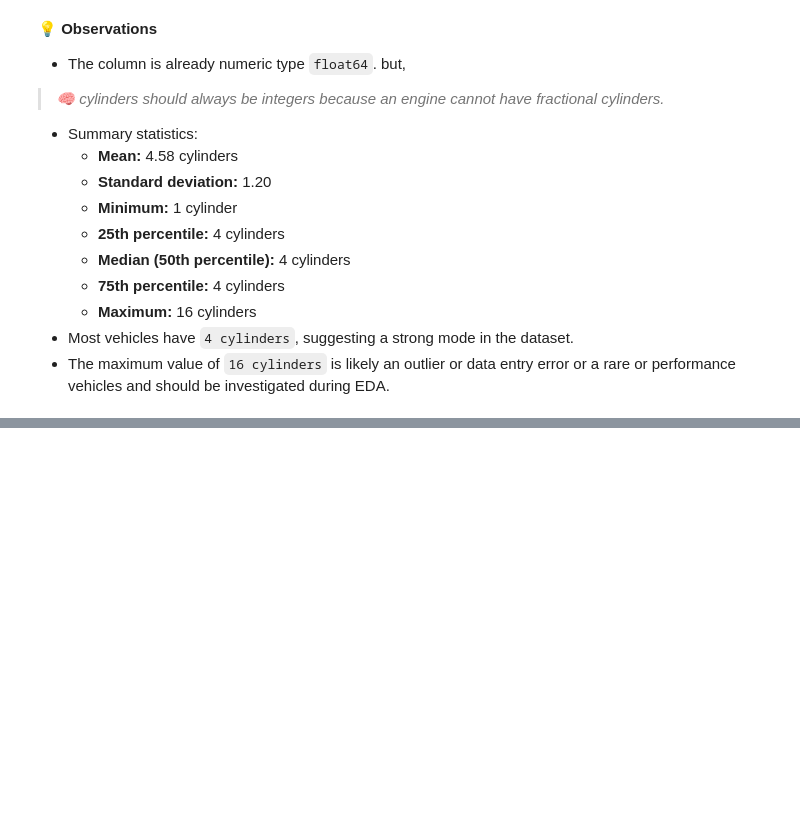
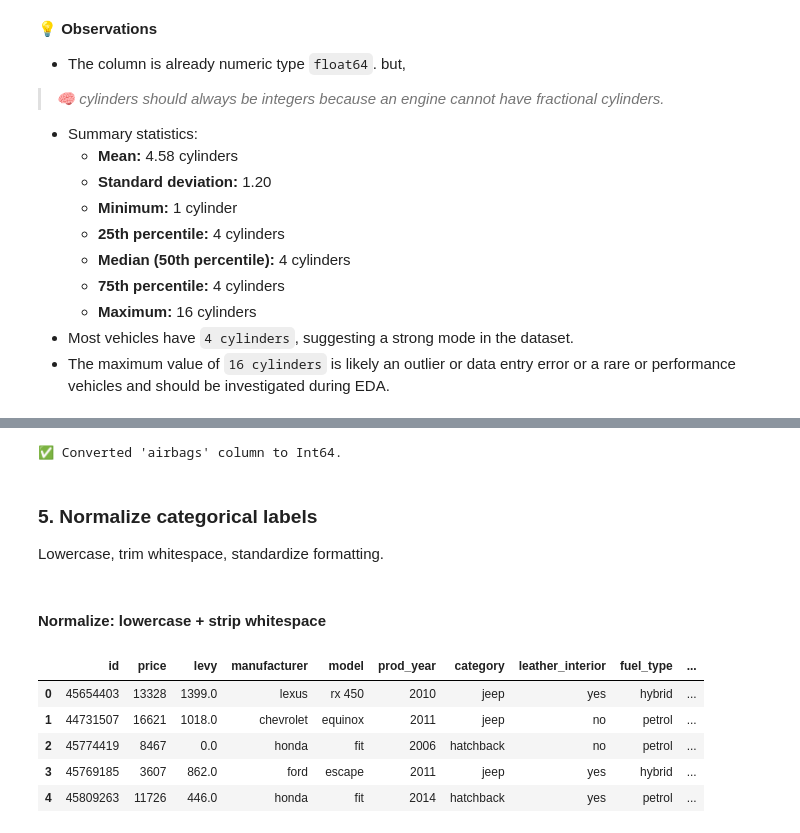
Before and after one commit to Mithula-cbw/Car-Price-Prediction, a Jupyter notebook: notebooks/Group_11_01_Data_Exploration_and_Cleaning.ipynb, the cells around one changed output, grey strips where cells are left out. Cells and saved outputs as stored; diff of their text form; code cells hidden in the pictures; blank space fills up the shorter version.

Commit message:
standardize categorical columns

```diff
--- a/notebooks/Group_11_01_Data_Exploration_and_Cleaning.ipynb
+++ b/notebooks/Group_11_01_Data_Exploration_and_Cleaning.ipynb
@@ -635,12 +629,18 @@ Name: cylinders, dtype: float64
 - Most vehicles have `4 cylinders`, suggesting a strong mode in the dataset.
 - The maximum value of `16 cylinders` is likely an outlier or data entry error or a rare or performance vehicles and should be investigated during EDA.
 # %%
-# Check if all values are integers
-non_integer_cylinders = df_cleaned_3[~df_cleaned_3['cylinders'].apply(float.is_integer)]
+# Check for non-integer cylinder values
+non_integer_cylinders = df_cleaned_3[df_cleaned_3['cylinders'] % 1 != 0]
 
-print("► Non-integer cylinder values:")
-print(non_integer_cylinders['cylinders'])
+if non_integer_cylinders.empty:
+    print("✅ All cylinder values are integers.")
+    # Safe to convert to Int64
+    # 🟢 Return a new dataframe
 
-# Optionally, convert the column to integer (if safe)
-df_cleaned_3['cylinders'] = df_cleaned_3['cylinders'].astype('Int64')
+    df_cleaned_4 = df_cleaned_3.copy()
+    df_cleaned_4['cylinders'] = df_cleaned_4['cylinders'].astype('Int64')
+    print("► Converted 'cylinders' column to Int64.")
+else:
+    print("⚠️ Found non-integer values in 'cylinders':")
+    print(non_integer_cylinders['cylinders'].unique())
 # %% [output]
@@ -648,0 +670,37 @@ Series([], Name: cylinders, dtype: float64)
+# %%
+if (df_cleaned_4['airbags'] % 1 == 0).all():
+    df_cleaned_4['airbags'] = df_cleaned_4['airbags'].astype('Int64')
+    print("✅ Converted 'airbags' column to Int64.")
+else:
+    print("⚠️ Found non-integer values in 'airbags'.")
+# %% [output]
+✅ Converted 'airbags' column to Int64.
+# %% [markdown]
+### **5.** **Normalize categorical labels**
+Lowercase, trim whitespace, standardize formatting.
+# %% [markdown]
+#### Normalize: lowercase + strip whitespace
+# %%
+# 🟢 Return a new dataframe
+df_cleaned_5 = df_cleaned_4.copy()
+
+# List of categorical columns to normalize
+cat_cols = [
+    "manufacturer", "model", "category", "leather_interior",
+    "fuel_type", "gear_box_type", "drive_wheels", "doors",
+    "wheel", "color"
+]
+# %%
+# Normalize each of cat_cols
+for col in cat_cols:
+    df_cleaned_5[col] = df_cleaned_5[col].astype(str).str.lower().str.strip()
+# %%
+# Check if the changes has been applied.
+df_cleaned_5.head()
+# %% [output]
+|  | id | price | levy | manufacturer | model | prod_year | category | leather_interior | fuel_type | ... |
+| 0 | 45654403 | 13328 | 1399.0 | lexus | rx 450 | 2010 | jeep | yes | hybrid | ... |
+| 1 | 44731507 | 16621 | 1018.0 | chevrolet | equinox | 2011 | jeep | no | petrol | ... |
+| 2 | 45774419 | 8467 | 0.0 | honda | fit | 2006 | hatchback | no | petrol | ... |
+| 3 | 45769185 | 3607 | 862.0 | ford | escape | 2011 | jeep | yes | hybrid | ... |
+| 4 | 45809263 | 11726 | 446.0 | honda | fit | 2014 | hatchback | yes | petrol | ... |
```
Also changed, not shown: parts of 6 cells of this notebook.
